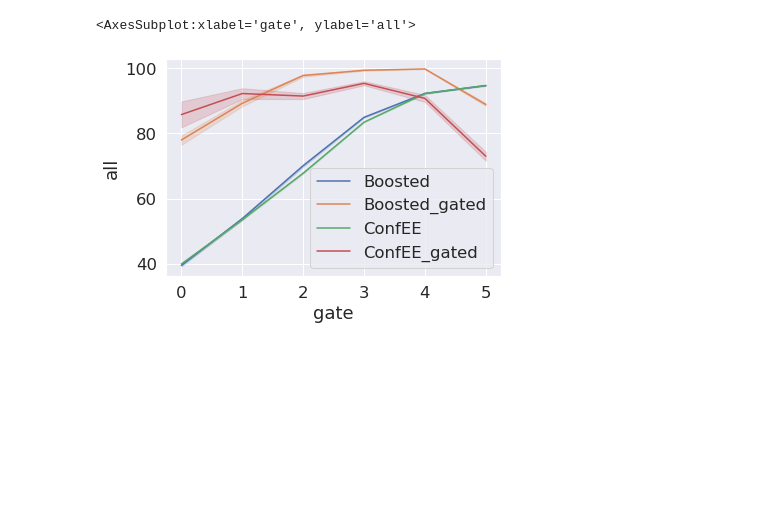
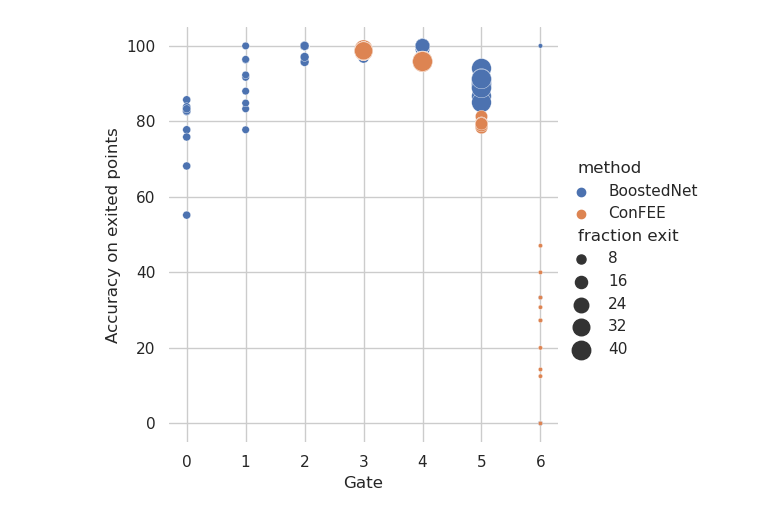
Before and after one commit to networkslab/dynn, a Jupyter notebook: src/notebooks/confidence_intervals_ce_ic.ipynb, the cells around one changed output. Cells and saved outputs as stored; diff of their text form; code cells hidden in the pictures; blank space fills up the shorter version.

```diff
--- a/src/notebooks/confidence_intervals_ce_ic.ipynb
+++ b/src/notebooks/confidence_intervals_ce_ic.ipynb
@@ -130,16 +159,19 @@ for metrics in list_dicts_ours:
     for C_key in C_keys:
         metrics_we_care_about['average'+C_key] = np.mean(metrics_we_care_about[C_key])
 
-    alpha_max = find_highest_cov(metrics_we_care_about, high_cov_keys, requested_alpha)
-    #print(alpha_max)
+    alpha_max = find_highest_cov(metrics_we_care_about, cov_keys, requested_alpha)
+
     if alpha_max >0 :
         C_key = 'test/C_'+str(alpha_max)
-
         metrics_we_care_about['C'] = metrics_we_care_about[C_key]
-        #print(np.mean(metrics_we_care_about[C_key]))
         metrics_we_care_about['emp_alpha'] = alpha_max
 
     df = pd.DataFrame(data=metrics_we_care_about)
 
     our_df = pd.concat([df, our_df],axis=0, ignore_index=True)
+
+our_point_ic  = np.mean(our_point_to_display['test/total_cost'])
+our_point_acc  = np.mean(our_point_to_display['test/gated_acc'])
+our_point2_ic = np.mean(our_point2_to_display['test/total_cost'])
+our_point2_acc  = np.mean(our_point2_to_display['test/gated_acc'])
 # %%
@@ -294,4 +311,0 @@ plt.savefig('emp_vs_theoritical_'+dataset+'.pdf')
-# %%
-print(keys_all_acc)
-print(keys_gated_accs)
-L = 6
@@ -331,0 +348,3 @@ for metrics in list_dict_boosted:
+# %%
+df_acc_boosted['method'] = 'BoostedNet'
+df_acc =  pd.concat([df_acc_boosted, df_acc_ours],axis=0, ignore_index=True)
@@ -332,8 +371,26 @@ for metrics in list_dict_boosted:
 # %%
-sns.lineplot(data=df_acc_boosted, x="gate", y="all", label="Boosted")
-sns.lineplot(data=df_acc_boosted, x="gate", y="gated", label="Boosted_gated")
-sns.lineplot(data=df_acc_ours, x="gate", y="all", label="ConfEE")
-sns.lineplot(data=df_acc_ours, x="gate", y="gated", label="ConfEE_gated")
+# sns.lineplot(data=df_acc_boosted, x="gate", y="all", label="Boosted")
+# sns.lineplot(data=df_acc_boosted, x="gate", y="gated", label="Boosted_gated")
+# sns.lineplot(data=df_acc_ours, x="gate", y="all", label="ConfEE")
+# sns.lineplot(data=df_acc_ours, x="gate", y="gated", label="ConfEE_gated")
+
+import seaborn as sns
+sns.set_theme(style="whitegrid")
+
+# Load the example planets dataset
+planets = sns.load_dataset("planets")
+
+cmap = sns.cubehelix_palette(rot=-.2, as_cmap=True)
+# g = sns.relplot(
+#     data=df_acc_ours,
+#     x="gate", y="all", label="ConfEE", size="fraction exit",
+#     palette=cmap, sizes=(10, 200))
+g = sns.relplot(
+    data=df_acc,
+    x="gate", y="gated", hue='method', label="gated acc", size="fraction exit",
+     sizes=(10, 200))
+g.despine(left=True, bottom=True)
+g.set(xlabel ="Gate", ylabel = "Accuracy on exited points")
+plt.savefig(dataset+'gated_acc.pdf')
 # %% [output]
-<AxesSubplot:xlabel='gate', ylabel='all'>
-[figure, old version]
+[figure, new version]
```
Also changed, not shown: parts of 18 cells of this notebook, 2 other files.
